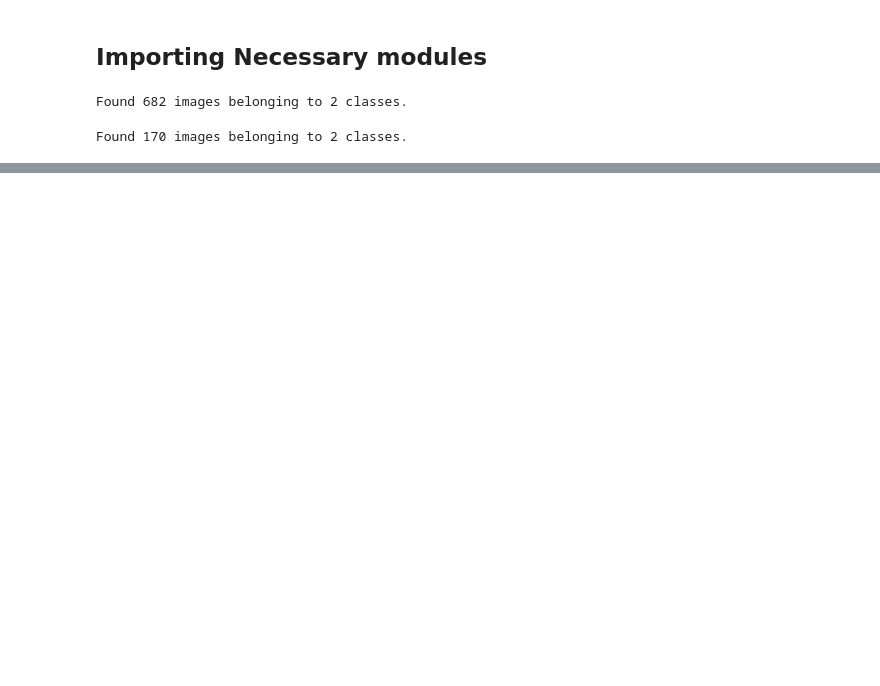
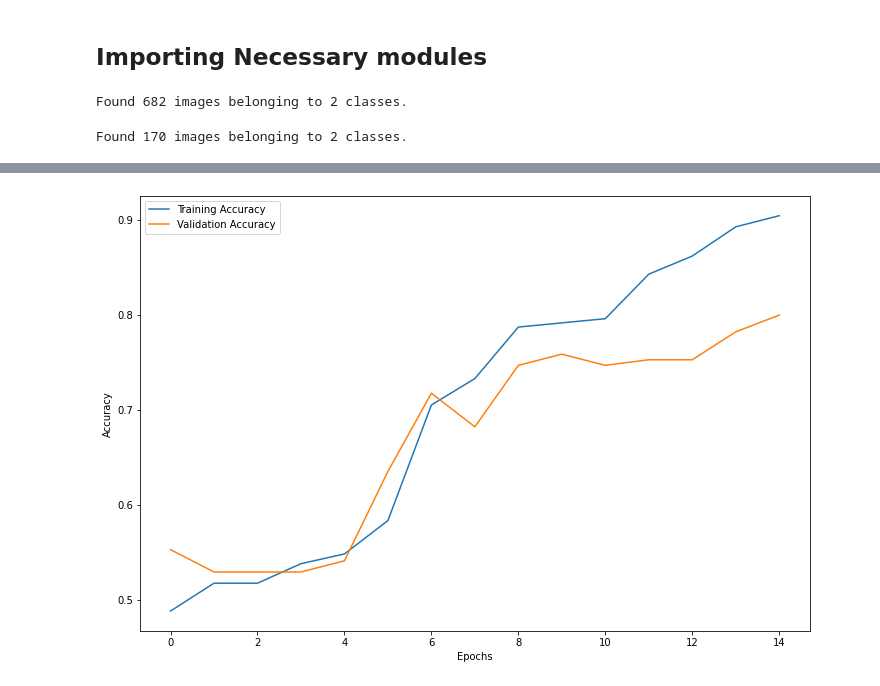
Before and after one commit to priyanshudutta04/Brain-Tumor-Detection, a Jupyter notebook: Model_training.ipynb, the cells around one changed output, grey strips where cells are left out. Drawn from its saved outputs; the diff is of its cells as text; code cells hidden in the pictures; blank space fills up the shorter version.

Commit message:
model created

```diff
--- a/Model_training.ipynb
+++ b/Model_training.ipynb
@@ -33,7 +29,6 @@ training_set = train_datagen.flow_from_directory(
     target_size = (64, 64),
     batch_size = 32,
     class_mode = 'binary',
-    shuffle=True
 )
 # %% [output]
 Found 682 images belonging to 2 classes.
@@ -52,0 +50,26 @@ Found 170 images belonging to 2 classes.
+# %%
+model=Sequential()
+
+
+model.add(Conv2D(32,kernel_size=(3,3),padding='same',activation='relu',input_shape=(64,64,3)))
+model.add(MaxPool2D(pool_size=(2,2),strides=2))
+
+model.add(Conv2D(32,kernel_size=(3,3),padding='same',activation='relu'))
+model.add(MaxPool2D(pool_size=(2,2),strides=2))
+
+model.add(Conv2D(32,kernel_size=(3,3),padding='same',activation='relu'))
+model.add(MaxPool2D(pool_size=(2,2),strides=2))
+
+model.add(Conv2D(32,kernel_size=(3,3),padding='same',activation='relu'))
+model.add(MaxPool2D(pool_size=(2,2),strides=2))
+
+model.add(Conv2D(64,kernel_size=(3,3),padding='same',activation='relu'))
+model.add(MaxPool2D(pool_size=(2,2),strides=2))
+
+model.add(Flatten())
+
+model.add(Dense(64,activation='relu',kernel_regularizer=tf.keras.regularizers.l2(0.001)))
+model.add(Dropout(0.4))
+model.add(Dense(32,activation='relu',kernel_regularizer=tf.keras.regularizers.l2(0.001)))
+model.add(Dropout(0.4))
+model.add(Dense(1,activation='sigmoid'))
@@ -52,0 +96,4 @@ Found 170 images belonging to 2 classes.
+# %%
+model.compile(loss='binary_crossentropy',optimizer='adam',metrics=['accuracy'])
+# %%
+history=model.fit(training_set,epochs=15,validation_data=test_set)
@@ -52,0 +118,10 @@ Found 170 images belonging to 2 classes.
+# %%
+plt.figure(figsize=(12, 8))
+plt.plot(history.history['accuracy'], label='Training Accuracy')
+plt.plot(history.history['val_accuracy'], label='Validation Accuracy')
+plt.xlabel('Epochs')
+plt.ylabel('Accuracy')
+plt.legend()
+plt.show()
+# %% [output]
+[figure, added]
```
Also changed, not shown: parts of 7 cells of this notebook, 1 other file.
